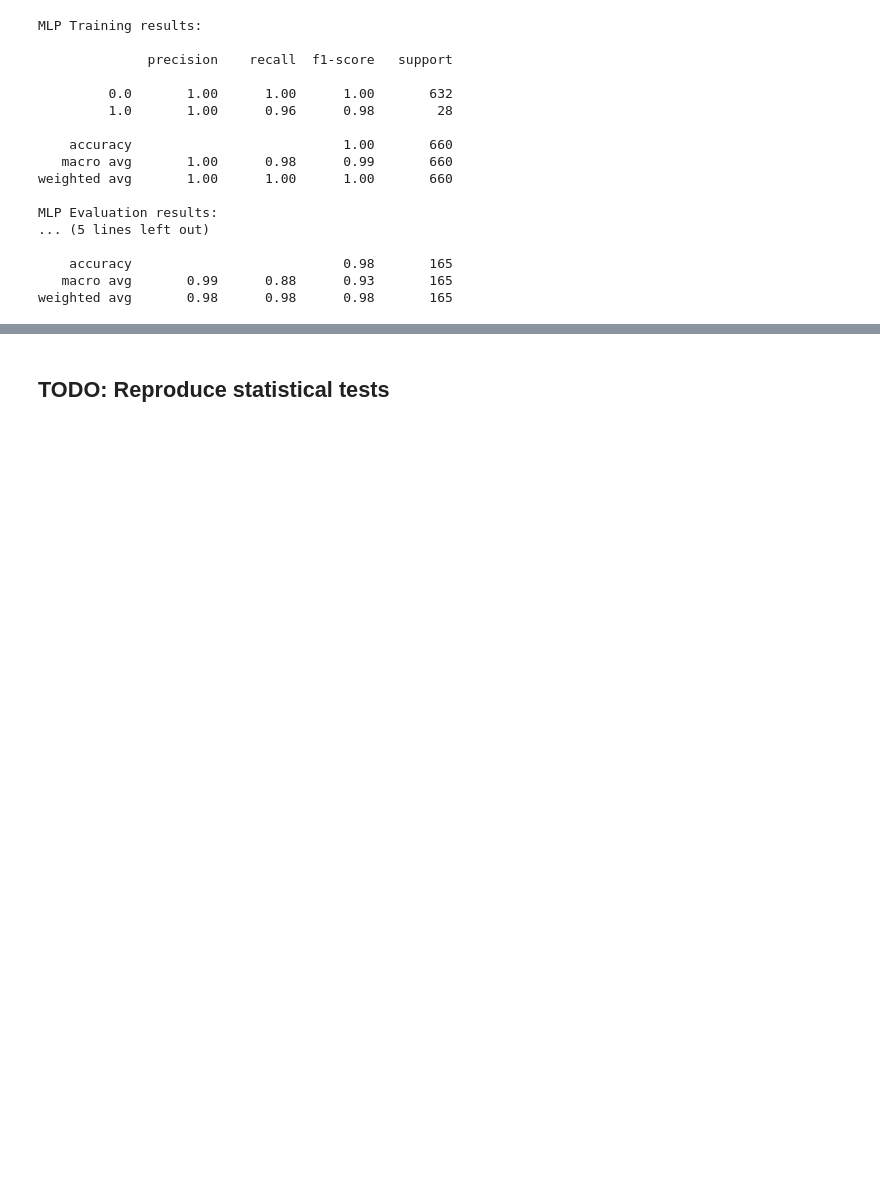
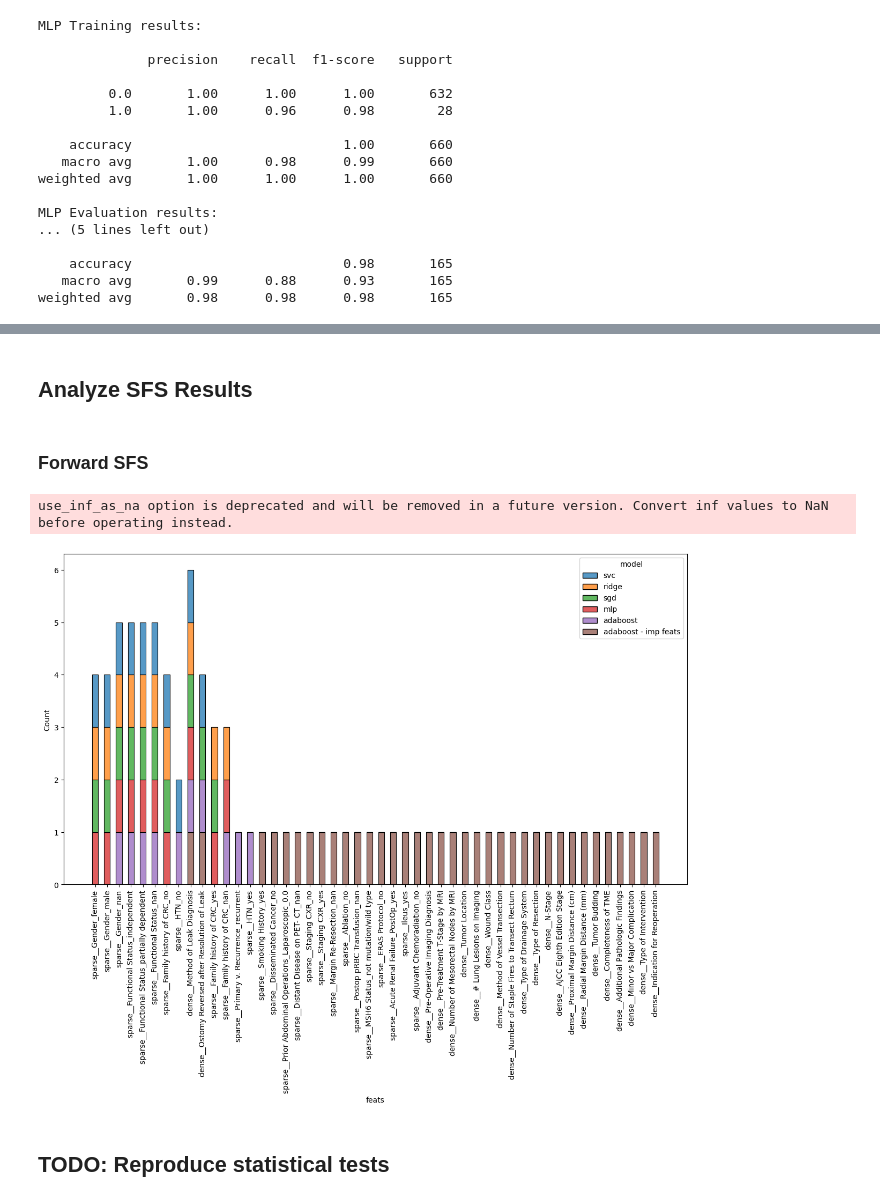
Before and after one commit to HAI-lab-UVA/RCC-Project, a Jupyter notebook: EDA/eda.ipynb, the cells around one changed output, grey strips where cells are left out. Cells and saved outputs as stored; diff of their text form; code cells hidden in the pictures; blank space fills up the shorter version.

Commit message:
Histogram of sfs fwd features

```diff
--- a/EDA/eda.ipynb
+++ b/EDA/eda.ipynb
@@ -234,7 +233,7 @@ from sklearn.preprocessing import OneHotEncoder
 from sklearn.preprocessing import TargetEncoder
 
 onehot_enc = OneHotEncoder(sparse_output=False, drop='if_binary', handle_unknown='ignore')
-target_enc = TargetEncoder(target_type='binary', random_state=SEED)
+target_enc = TargetEncoder(random_state=SEED)
 
 sparse_pipeline = Pipeline([
         ('onehot', onehot_enc),
@@ -380,8 +379,8 @@ print(classification_report(labels_train, boost.predict(leak_prepared)))
 
 print("AdaBoost Evaluation results: \n")
 print(classification_report(labels_test, boost.predict(test_prepared)))
-print("\nAdaBoost feature importances: \n")
-leak_prepared.columns.to_series().index[pd.Series(boost.feature_importances_, dtype='bool')]
+
+boost_feats = leak_prepared.columns.to_series().index[pd.Series(boost.feature_importances_, dtype='bool')].tolist()
 # %% [output]
 AdaBoost Training results:
 
@@ -451,6 +435,33 @@ run_sfs(boost, "adaboost", backward_results, 'backward')
 # %%
 with open('./backward_sfs.json', 'w') as fp:
     json.dump(backward_results, fp)
+# %% [markdown]
+## Analyze SFS Results
+# %% [markdown]
+### Forward SFS
+# %%
+with open('./forward_sfs.json') as fp:
+  forward_results = json.load(fp)
+
+# NOTE: Following 2 lines of code is not needed if result dicts are re-generated using above logic
+bool_mask = lambda mask: leak_prepared.columns.to_series().index[pd.Series(mask, dtype='bool')].to_list()
+forward_results = {key: bool_mask(value) for key, value in forward_results.items()}
+# %%
+all_feats = {'feats': [], 'model': []}
+for key, value in forward_results.items():
+  all_feats['feats'].extend(value)
+  all_feats['model'].extend(np.full_like(value, key).tolist())
+
+all_feats['feats'].extend(boost_feats)
+all_feats['model'].extend(np.full_like(boost_feats, 'adaboost - imp feats').tolist())
+
+plt.figure(figsize=(15,8))
+sns.histplot(data=all_feats, x='feats', stat="count", multiple="stack", element="bars", hue='model', legend=True, shrink=0.5)
+plt.xticks(rotation="vertical")
+plt.show()
+# %% [output]
+use_inf_as_na option is deprecated and will be removed in a future version. Convert inf values to NaN before operating instead.
+[figure, added]
 # %% [markdown]
 ## TODO: Reproduce statistical tests
 # %%
```
Also changed, not shown: parts of 7 cells of this notebook.
